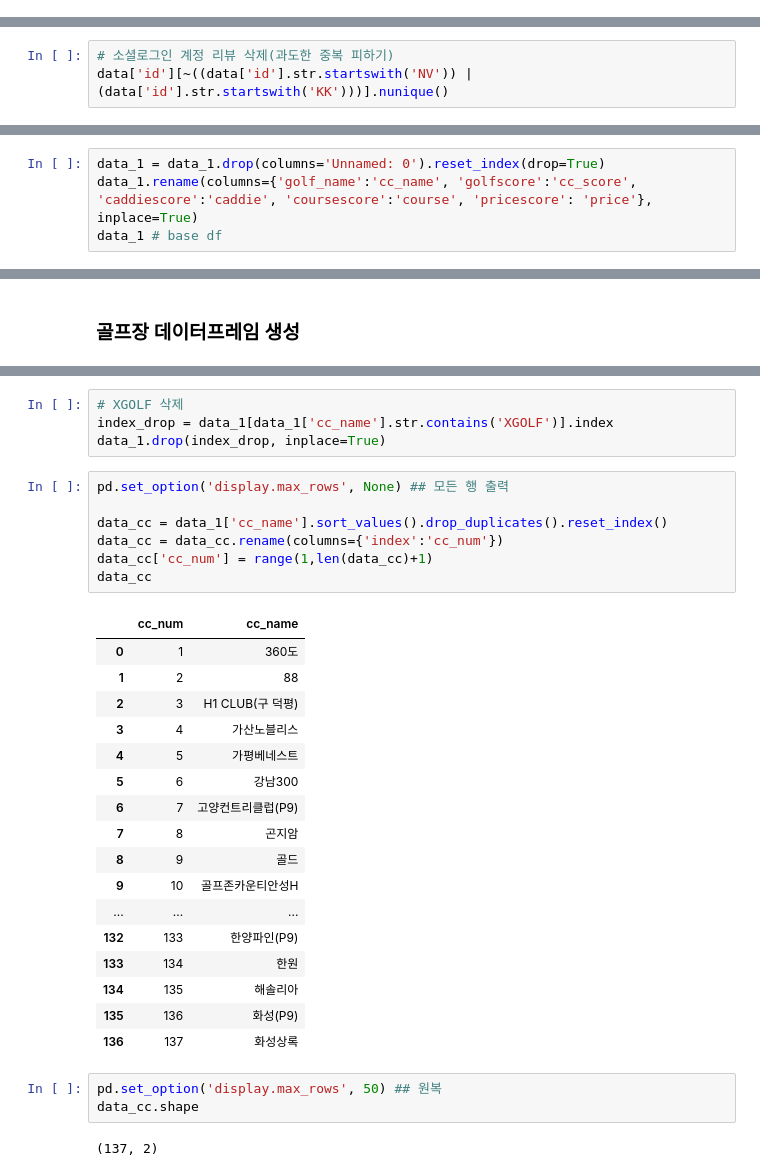
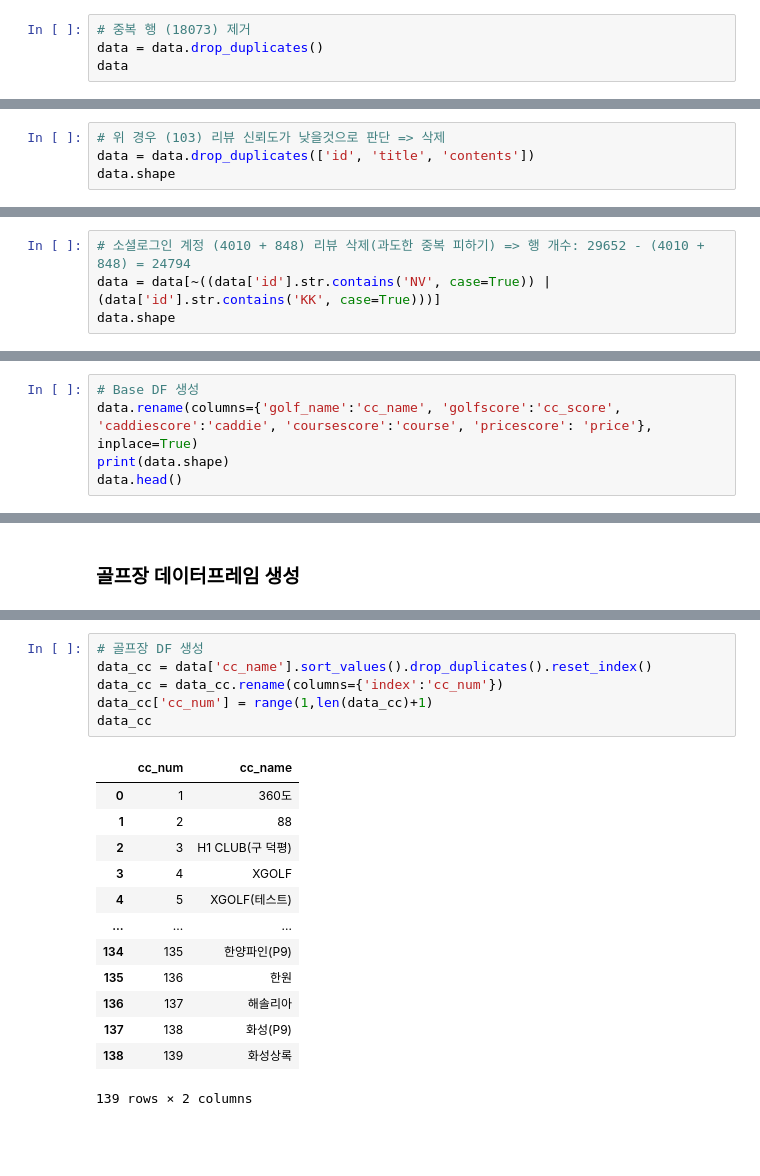
Before and after one commit to sparklabel/RecSys_GolfCC, a Jupyter notebook: ex.ipynb, the cells around one changed output, grey strips where cells are left out. Saved outputs shown, nothing was run; the diff lists cells and outputs as text; blank space fills up the shorter version.

```diff
--- a/ex.ipynb
+++ b/ex.ipynb
@@ -40,0 +84,4 @@ memory usage: 5.5+ MB
+# %%
+# 중복 행 (18073) 제거
+data = data.drop_duplicates()
+data
@@ -40,0 +120,4 @@ memory usage: 5.5+ MB
+# %%
+# 위 경우 (103) 리뷰 신뢰도가 낮을것으로 판단 => 삭제
+data = data.drop_duplicates(['id', 'title', 'contents'])
+data.shape
@@ -60,4 +184,5 @@ Name: id, Length: 6140, dtype: int64
 # %%
-# 소셜로그인 계정 리뷰 삭제(과도한 중복 피하기)
-data['id'][~((data['id'].str.startswith('NV')) | (data['id'].str.startswith('KK')))].nunique()
+# 소셜로그인 계정 (4010 + 848) 리뷰 삭제(과도한 중복 피하기) => 행 개수: 29652 - (4010 + 848) = 24794
+data = data[~((data['id'].str.contains('NV', case=True)) | (data['id'].str.contains('KK', case=True)))]
+data.shape
 # %% [output]
@@ -103,5 +194,6 @@ data_1
 # %%
-data_1 = data_1.drop(columns='Unnamed: 0').reset_index(drop=True)
-data_1.rename(columns={'golf_name':'cc_name', 'golfscore':'cc_score', 'caddiescore':'caddie', 'coursescore':'course', 'pricescore': 'price'}, inplace=True)
-data_1 # base df
+# Base DF 생성
+data.rename(columns={'golf_name':'cc_name', 'golfscore':'cc_score', 'caddiescore':'caddie', 'coursescore':'course', 'pricescore': 'price'}, inplace=True)
+print(data.shape)
+data.head()
 # %% [output]
@@ -185,34 +236,20 @@ data_cc
-# %%
-# XGOLF 삭제
-index_drop = data_1[data_1['cc_name'].str.contains('XGOLF')].index
-data_1.drop(index_drop, inplace=True)
 # %%
-pd.set_option('display.max_rows', None) ## 모든 행 출력
-
-data_cc = data_1['cc_name'].sort_values().drop_duplicates().reset_index()
+# 골프장 DF 생성
+data_cc = data['cc_name'].sort_values().drop_duplicates().reset_index()
 data_cc = data_cc.rename(columns={'index':'cc_num'})
 data_cc['cc_num'] = range(1,len(data_cc)+1)
 data_cc
 # %% [output]
 |  | cc_num | cc_name |
 | 0 | 1 | 360도 |
 | 1 | 2 | 88 |
 | 2 | 3 | H1 CLUB(구 덕평) |
-| 3 | 4 | 가산노블리스 |
-| 4 | 5 | 가평베네스트 |
-| 5 | 6 | 강남300 |
-| 6 | 7 | 고양컨트리클럽(P9) |
-| 7 | 8 | 곤지암 |
-| 8 | 9 | 골드 |
-| 9 | 10 | 골프존카운티안성H |
+| 3 | 4 | XGOLF |
+| 4 | 5 | XGOLF(테스트) |
 | ... | ... | ... |
-| 132 | 133 | 한양파인(P9) |
-| 133 | 134 | 한원 |
-| 134 | 135 | 해솔리아 |
-| 135 | 136 | 화성(P9) |
-| 136 | 137 | 화성상록 |
+| 134 | 135 | 한양파인(P9) |
+| 135 | 136 | 한원 |
+| 136 | 137 | 해솔리아 |
+| 137 | 138 | 화성(P9) |
+| 138 | 139 | 화성상록 |
+139 rows × 2 columns
-# %%
-pd.set_option('display.max_rows', 50) ## 원복
-data_cc.shape
-# %% [output]
-(137, 2)
```
Also changed, not shown: parts of 48 cells of this notebook.
